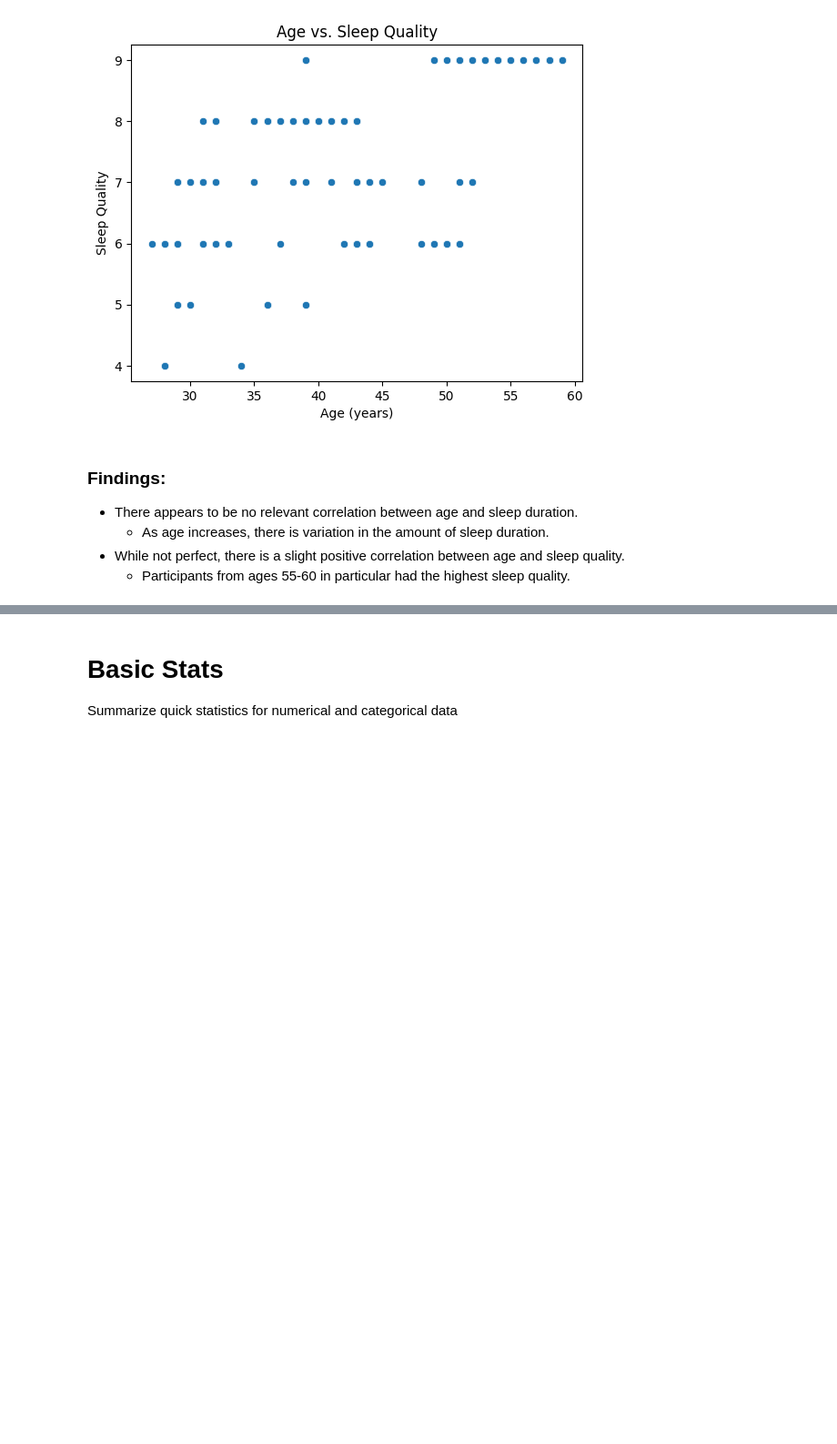
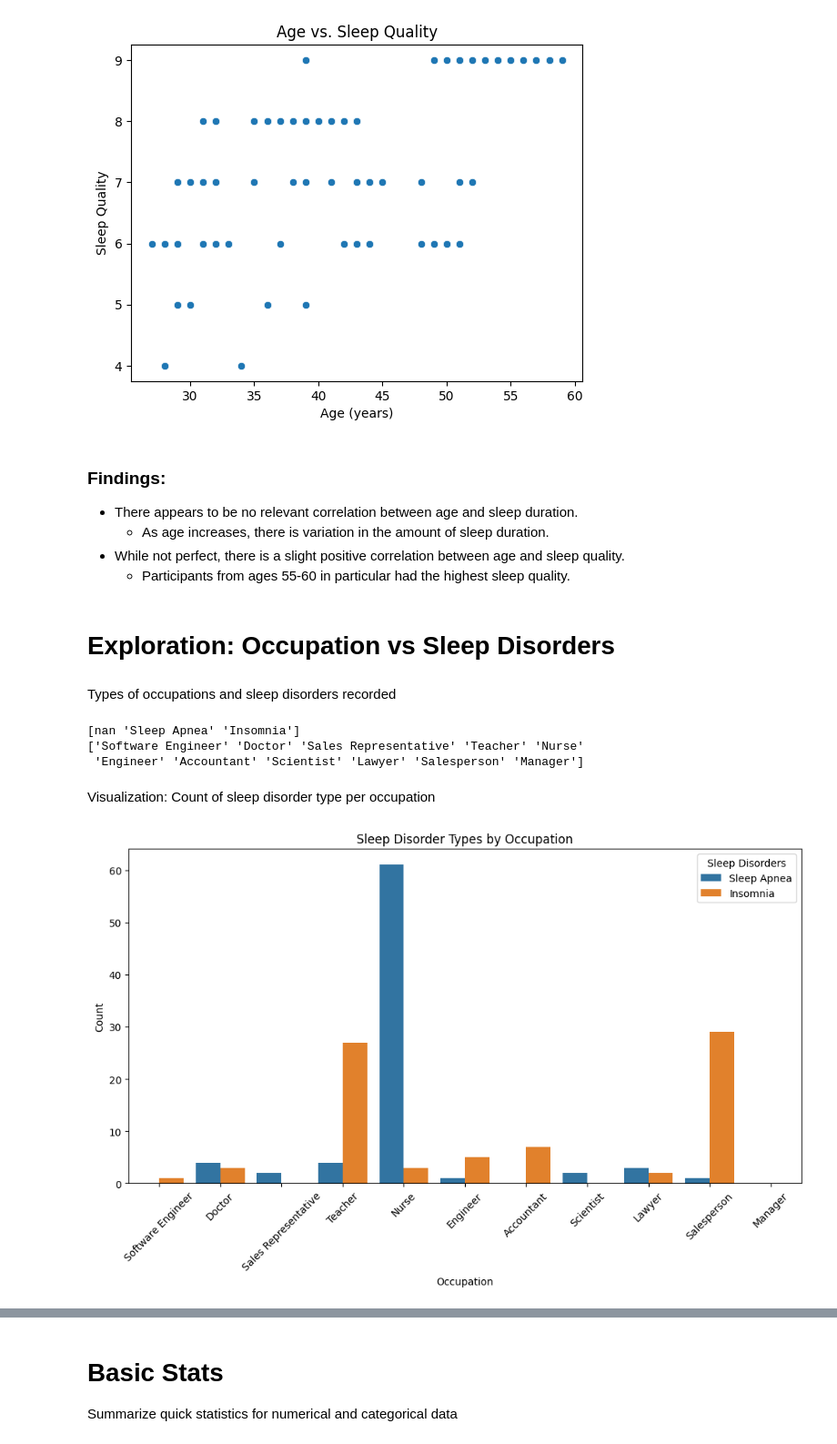
Before and after one commit to shamitsoni/Sleep-Health, a Jupyter notebook: notebooks/eda.ipynb, the cells around one changed output, grey strips where cells are left out. Shown at 91% size. Drawn from its saved outputs; the diff is of its cells as text; code cells hidden in the pictures; blank space fills up the shorter version.

```diff
--- a/notebooks/eda.ipynb
+++ b/notebooks/eda.ipynb
@@ -128,3 +128,27 @@ plt.show()
     - As age increases, there is variation in the amount of sleep duration.
 - While not perfect, there is a slight positive correlation between age and sleep quality.
     - Participants from ages 55-60 in particular had the highest sleep quality.
+# %% [markdown]
+# Exploration: Occupation vs Sleep Disorders
+# %% [markdown]
+Types of occupations and sleep disorders recorded
+# %%
+print(df["sleep_disorder"].unique())
+print(df["occupation"].unique())
+# %% [output]
+[nan 'Sleep Apnea' 'Insomnia']
+['Software Engineer' 'Doctor' 'Sales Representative' 'Teacher' 'Nurse'
+ 'Engineer' 'Accountant' 'Scientist' 'Lawyer' 'Salesperson' 'Manager']
+# %% [markdown]
+Visualization: Count of sleep disorder type per occupation
+# %%
+plt.figure(figsize=(12,6))
+sns.countplot(data=df, x="occupation", hue="sleep_disorder")
+plt.title("Sleep Disorder Types by Occupation")
+plt.xlabel("Occupation")
+plt.ylabel("Count")
+plt.xticks(rotation=45)
+plt.legend(title="Sleep Disorders")
+plt.show()
+# %% [output]
+[figure, added]
```
Also changed, not shown: parts of 1 cell of this notebook.
